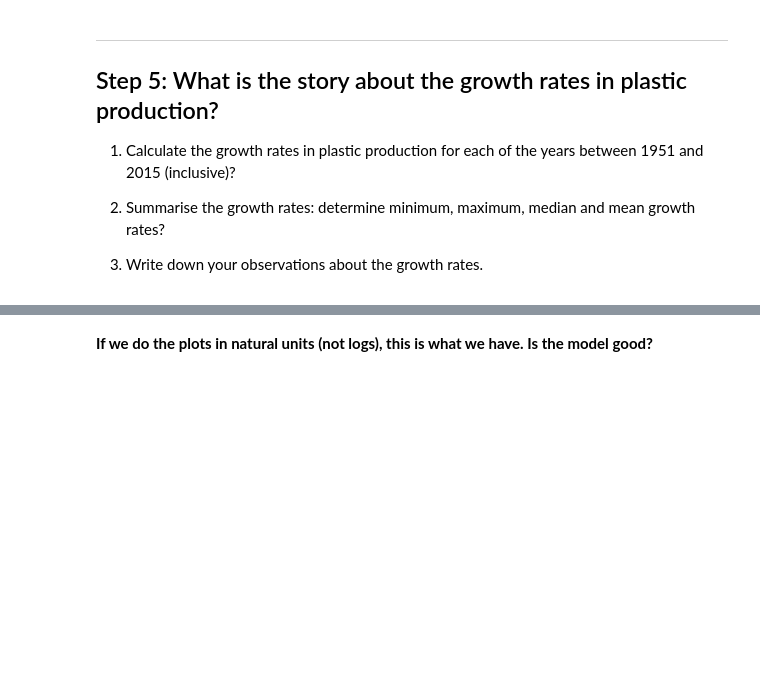
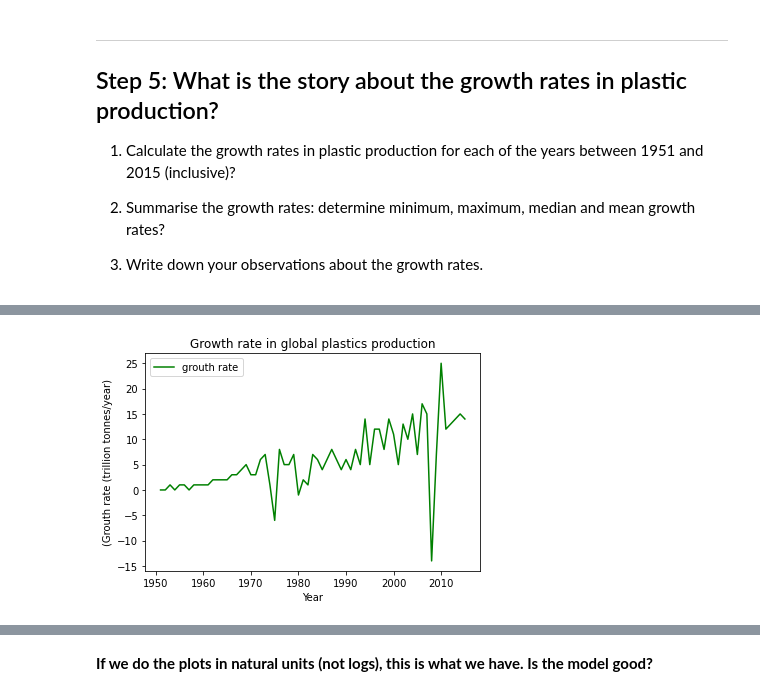
Before and after one commit to ll-portes/SCIE1500, a Jupyter notebook: notebooks/Week_01/Global_plastics_production.ipynb, the cells around one changed output, grey strips where cells are left out. Saved outputs shown, nothing was run; the diff lists cells and outputs as text; code cells hidden in the pictures; blank space fills up the shorter version.

```diff
--- a/notebooks/Week_01/Global_plastics_production.ipynb
+++ b/notebooks/Week_01/Global_plastics_production.ipynb
@@ -323 +395,9 @@ We can also assess whether an exponential relationship is appropriate by plottin
+# %%
+# Plotting data
+
+gpp.plot(x="Year", y="grouth rate", ylabel='(Grouth rate (trillion tonnes/year)',
+         title="Growth rate in global plastics production",
+         color="green");
+# %% [output]
+[figure, added]
 # %% [markdown]
```
Also changed, not shown: parts of 16 cells of this notebook, 7 other files.
